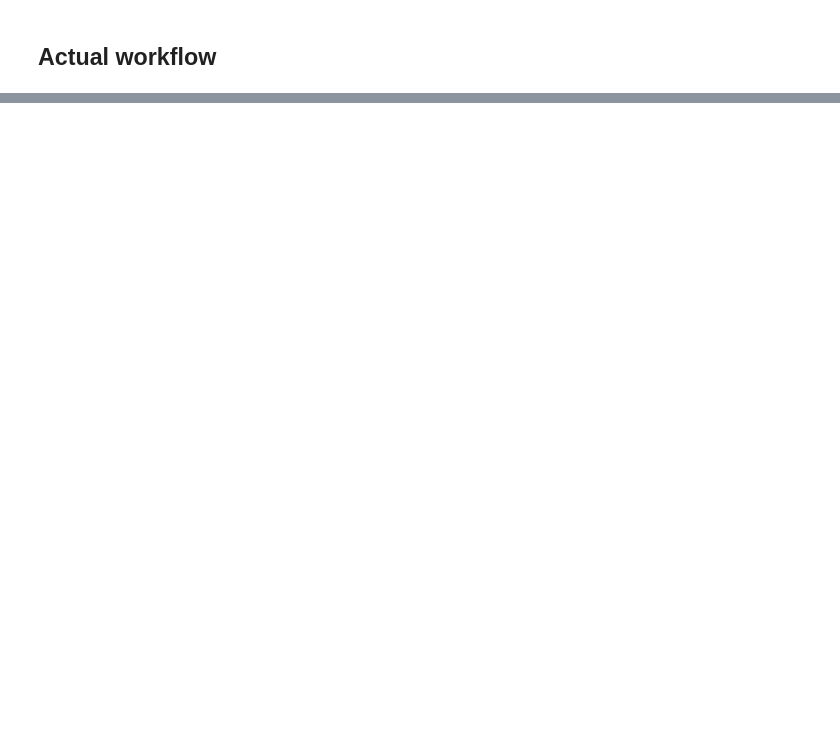
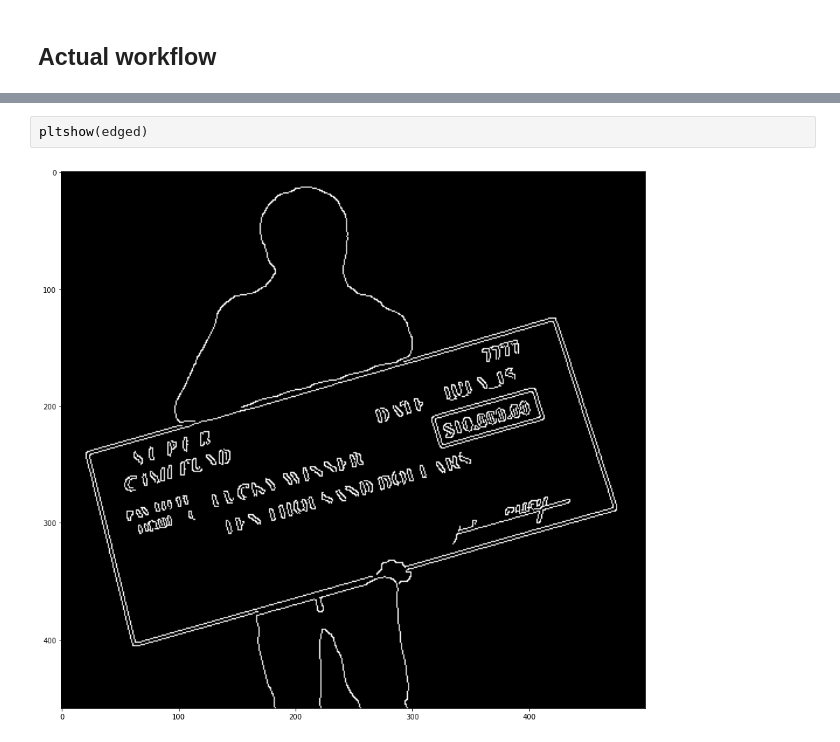
Before and after one commit to MikeyHV/CheckDetection_and_ProjectionCorrection, a Jupyter notebook: AssumingGoodPicture.ipynb, the cells around one changed output, grey strips where cells are left out. Cells and saved outputs as stored; diff of their text form; blank space fills up the shorter version.

```diff
--- a/AssumingGoodPicture.ipynb
+++ b/AssumingGoodPicture.ipynb
@@ -293,0 +300,4 @@ pltshow(image)
+# %%
+pltshow(edged)
+# %% [output]
+[figure, added]
```
Also changed, not shown: parts of 5 cells of this notebook, 9 other files.
